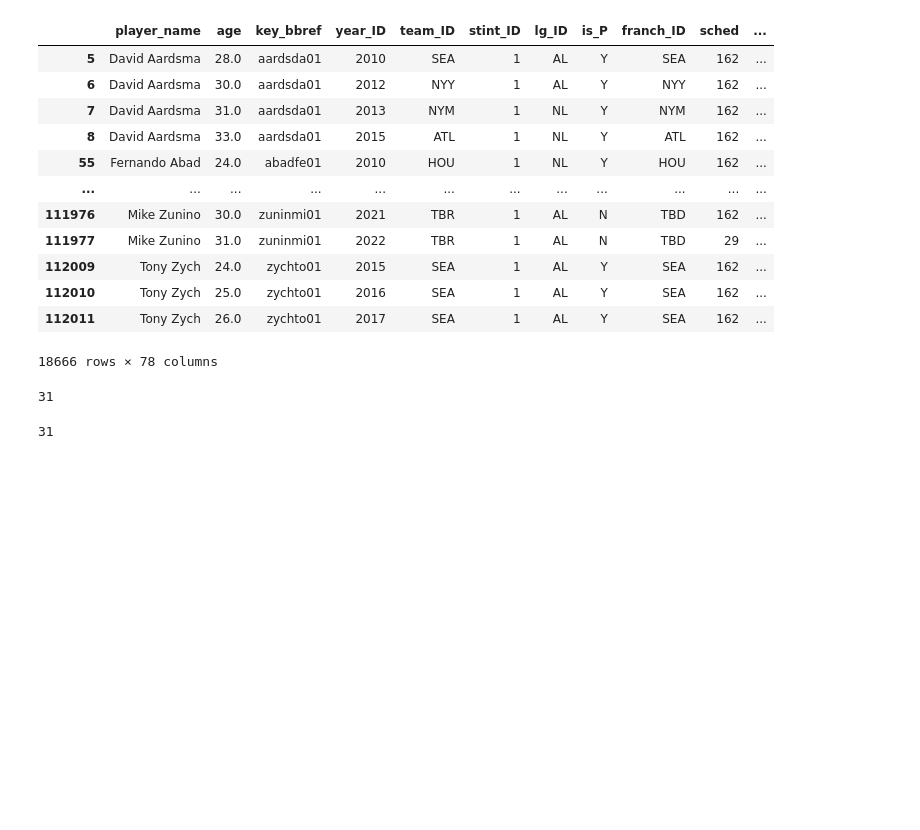
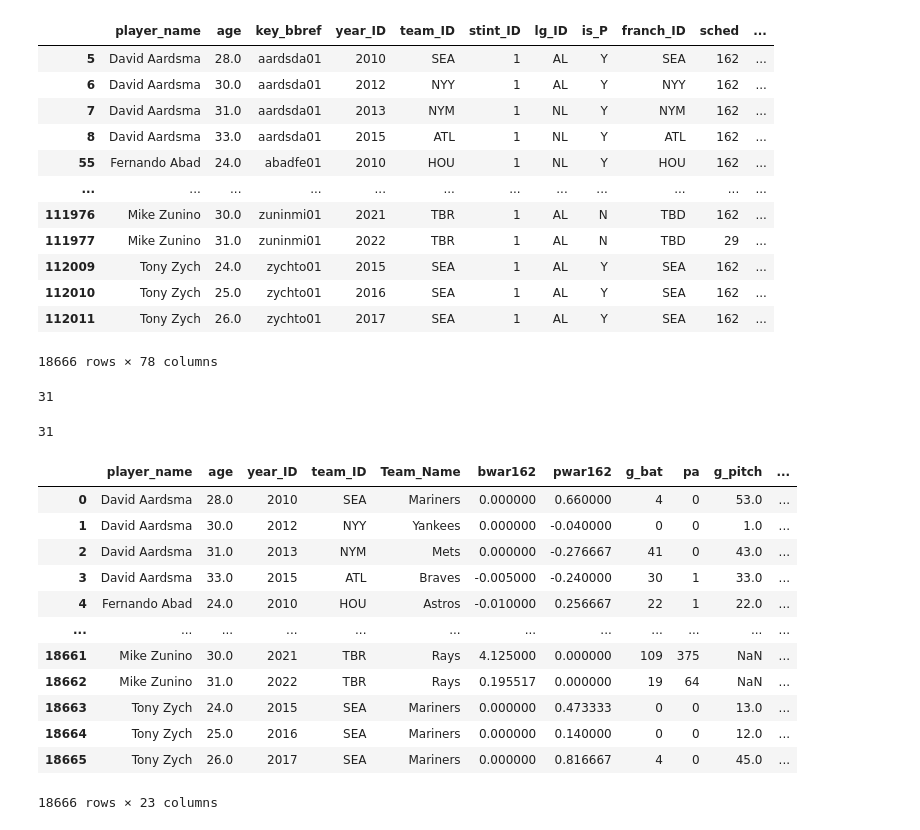
Before and after one commit to brianrwheatley/final-baseball-war-stats, a Jupyter notebook: WAR_cleaning.ipynb, the cells around one changed output. Drawn from its saved outputs; the diff is of its cells as text; code cells hidden in the pictures; blank space fills up the shorter version.

```diff
--- a/WAR_cleaning.ipynb
+++ b/WAR_cleaning.ipynb
@@ -67,2 +66,24 @@ teamID_present_df.count()['Team_ID']
 # %% [output]
 31
+# %%
+teamID_present_df = teamID_present_df.drop(['First_Year', 'Last_Year','Full_Team_Name'],axis=1)
+# teamID_present_df
+# %%
+cleaned_df = pd.merge(left=war_year_df,right=teamID_present_df,left_on='team_ID',right_on='Team_ID',how='left')
+# %%
+filtered_df = cleaned_df.filter(['player_name','age','year_ID','team_ID','Team_Name','bwar162','pwar162','g_bat','pa','g_pitch','starts','innings','gms_P','gms_C','gms_1B','gms_2B','gms_3B','gms_SS','gms_LF','gms_CF','gms_RF','gms_OF','is_P'])
+filtered_df
+# %% [output]
+|  | player_name | age | year_ID | team_ID | Team_Name | bwar162 | pwar162 | g_bat | pa | g_pitch | ... |
+| 0 | David Aardsma | 28.0 | 2010 | SEA | Mariners | 0.000000 | 0.660000 | 4 | 0 | 53.0 | ... |
+| 1 | David Aardsma | 30.0 | 2012 | NYY | Yankees | 0.000000 | -0.040000 | 0 | 0 | 1.0 | ... |
+| 2 | David Aardsma | 31.0 | 2013 | NYM | Mets | 0.000000 | -0.276667 | 41 | 0 | 43.0 | ... |
+| 3 | David Aardsma | 33.0 | 2015 | ATL | Braves | -0.005000 | -0.240000 | 30 | 1 | 33.0 | ... |
+| 4 | Fernando Abad | 24.0 | 2010 | HOU | Astros | -0.010000 | 0.256667 | 22 | 1 | 22.0 | ... |
+| ... | ... | ... | ... | ... | ... | ... | ... | ... | ... | ... | ... |
+| 18661 | Mike Zunino | 30.0 | 2021 | TBR | Rays | 4.125000 | 0.000000 | 109 | 375 | NaN | ... |
+| 18662 | Mike Zunino | 31.0 | 2022 | TBR | Rays | 0.195517 | 0.000000 | 19 | 64 | NaN | ... |
+| 18663 | Tony Zych | 24.0 | 2015 | SEA | Mariners | 0.000000 | 0.473333 | 0 | 0 | 13.0 | ... |
+| 18664 | Tony Zych | 25.0 | 2016 | SEA | Mariners | 0.000000 | 0.140000 | 0 | 0 | 12.0 | ... |
+| 18665 | Tony Zych | 26.0 | 2017 | SEA | Mariners | 0.000000 | 0.816667 | 4 | 0 | 45.0 | ... |
+18666 rows × 23 columns
```
Also changed, not shown: parts of 4 cells of this notebook.
